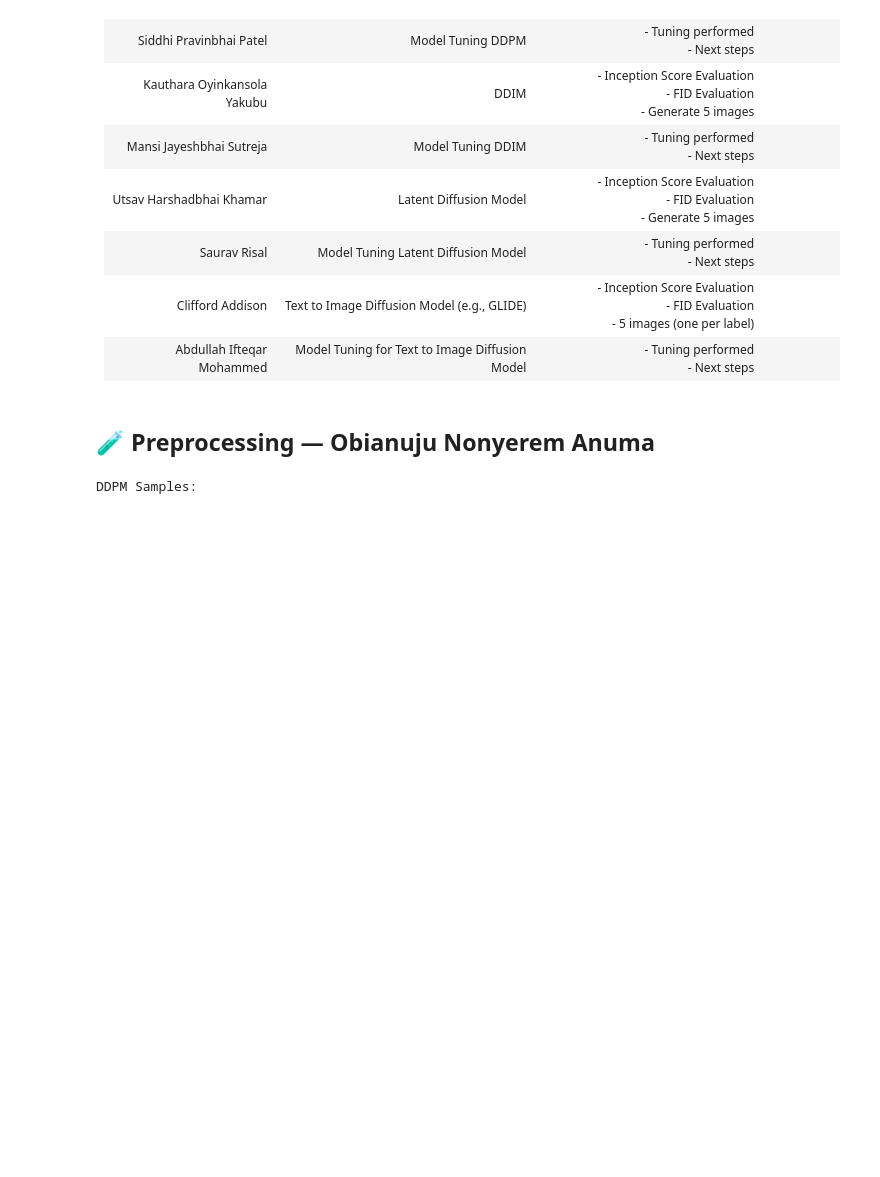
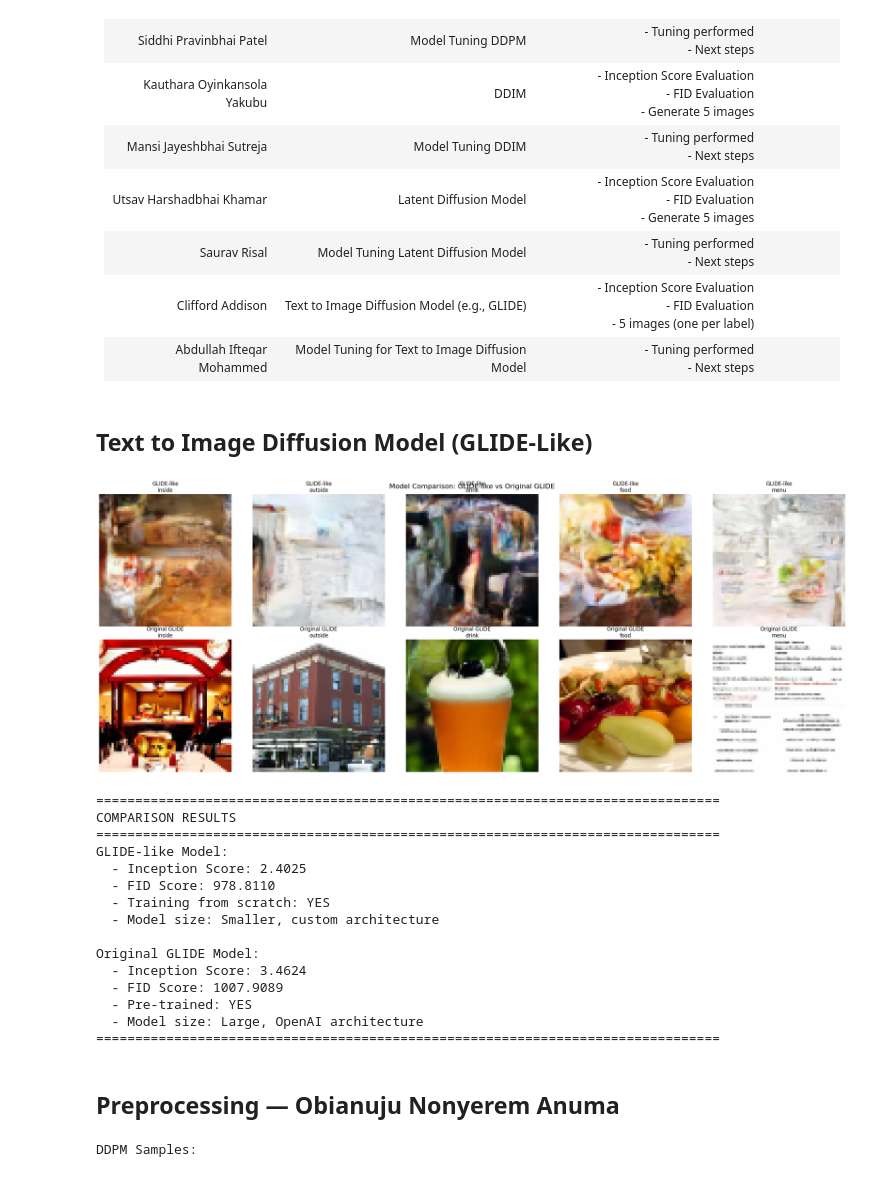
Before and after one commit to LCIT-AISC-T3-S25/Group2, a Jupyter notebook: CV/1. Final Solutions/CV_Assignment 3_Group_2_Final.ipynb, the cells around one changed output. Cells and saved outputs as stored; diff of their text form; code cells hidden in the pictures; blank space fills up the shorter version.

Commit message:
GLIDE-like Model added to Final File

```diff
--- a/CV/1. Final Solutions/CV_Assignment 3_Group_2_Final.ipynb
+++ b/CV/1. Final Solutions/CV_Assignment 3_Group_2_Final.ipynb
@@ -12,8 +12,29 @@
 | Saurav Risal                  | Model Tuning Latent Diffusion Model            | - Tuning performed <br> - Next steps                                     |                  |
 | Clifford Addison              | Text to Image Diffusion Model (e.g., GLIDE)    | - Inception Score Evaluation <br> - FID Evaluation <br> - 5 images (one per label) |         |
 | Abdullah Ifteqar Mohammed     | Model Tuning for Text to Image Diffusion Model | - Tuning performed <br> - Next steps                                     |                  |
+# %% [markdown]
+## Text to Image Diffusion Model (GLIDE-Like)
+# %%
+visualize_comparison_results(comparison_results)
+# %% [output]
+[figure, added]
+================================================================================
+COMPARISON RESULTS
+================================================================================
+GLIDE-like Model:
+  - Inception Score: 2.4025
+  - FID Score: 978.8110
+  - Training from scratch: YES
+  - Model size: Smaller, custom architecture
+
+Original GLIDE Model:
+  - Inception Score: 3.4624
+  - FID Score: 1007.9089
+  - Pre-trained: YES
+  - Model size: Large, OpenAI architecture
+================================================================================
 # %% [markdown]
-## 🧪 Preprocessing — Obianuju Nonyerem Anuma
+## Preprocessing — Obianuju Nonyerem Anuma
 # %%
 # -------------------------------
 # Imports and Config
```
Also changed, not shown: parts of 25 cells of this notebook.
